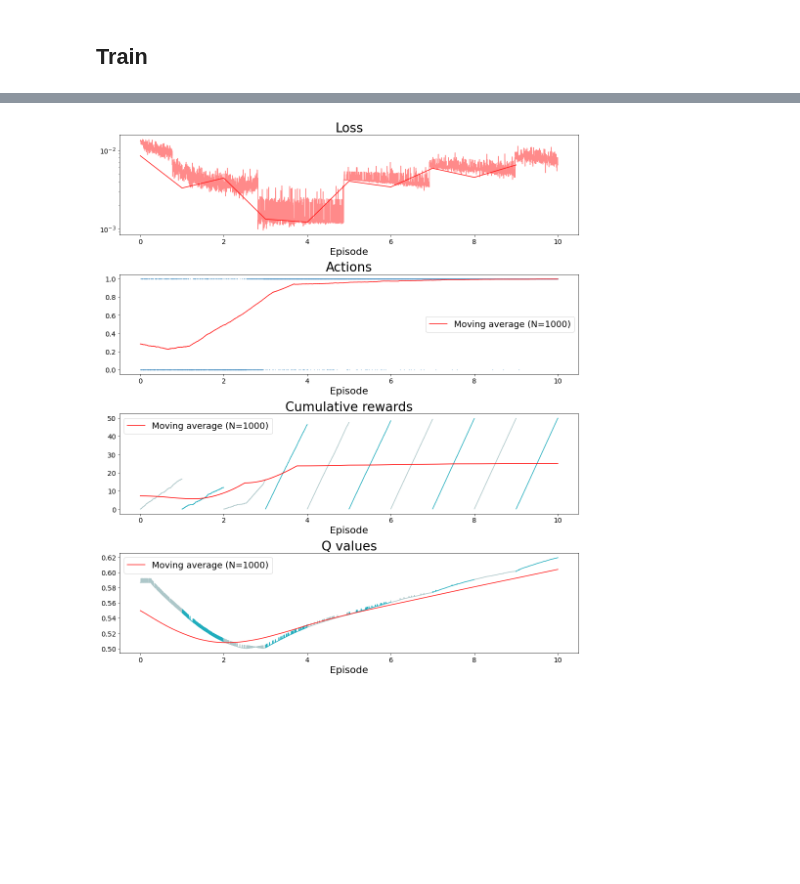
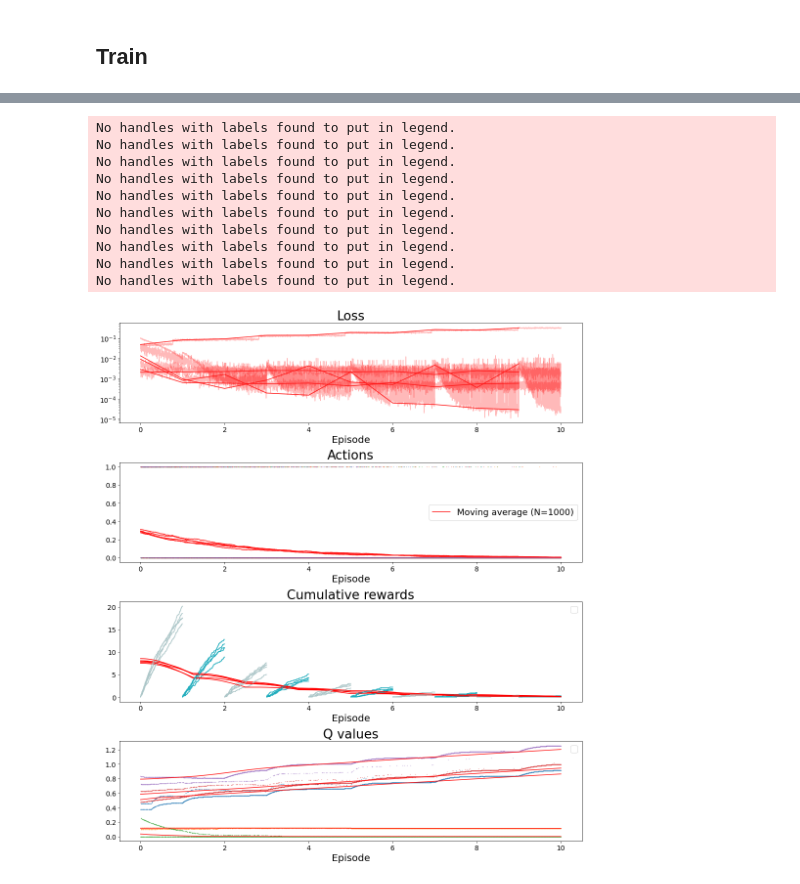
Before and after one commit to zebleck/aml_project, a Jupyter notebook: covid_abs/Test Scenario.ipynb, the cells around one changed output, grey strips where cells are left out. Saved outputs shown, nothing was run; the diff lists cells and outputs as text; code cells hidden in the pictures; blank space fills up the shorter version.

```diff
--- a/covid_abs/Test Scenario.ipynb
+++ b/covid_abs/Test Scenario.ipynb
@@ -172,7 +172,7 @@ def plot_multiple(outputs, save_plot=False):
 
         y = list(losses)
         x = np.linspace(0, n_episodes, len(y))
-        ax1.plot(x, y, color='#ff1717', alpha=0.5)
+        ax1.plot(x, y, color='#ff1717', alpha=0.3)
         ax1.plot(episode_losses, color='#ff1717')
 
         ax1.set_title('Loss', fontsize=fontsizes['title'])
@@ -432,7 +432,7 @@ def select_action(state, policy_net, steps_done):
             # t.max(1) will return largest column value of each row.
             # second column on max result is index of where max element was
             # found, so we pick action with the larger expected reward.
-            return torch.argmax(policy_net(state)).view(1, 1)
+            return torch.argmax(policy_net(state)[-1]).view(1, 1)
     else:
         return torch.tensor([[random.randrange(n_actions)]], device=device, dtype=torch.long)
 
@@ -521,8 +521,8 @@ class DQN(nn.Module):
 
     def forward(self, x):
         x = x.to(device)
-        x = F.softmax(self.linear1(x))
-        x = F.softmax(self.linear2(x))
+        x = F.relu(self.linear1(x))
+        x = F.relu(self.linear2(x))
         return x.view(x.size(0), -1)
 # %% [markdown]
 ## Train
@@ -566,16 +566,16 @@ memory = ReplayMemory(MEMORY_SIZE)
 
 # Train once
 
-output = train(DQN, state_size, n_actions, get_state, select_action, calc_reward, optimize_model, optimizer_spec)
+#output = train(DQN, state_size, n_actions, get_state, select_action, calc_reward, optimize_model, optimizer_spec)
 
 
 # Train multiple times
 
-'''outputs = []
+outputs = []
 
 for i in range(5):
     print('Training Nr. {}'.format(i+1))
     output = train(DQN, state_size, n_actions, get_state, select_action, calc_reward, optimize_model, optimizer_spec)
 
-    outputs.append(output)'''
+    outputs.append(output)
 # %% [output]
@@ -594,5 +599,15 @@ Training took 12.936700105667114 seconds.
 # %%
-plot_single(output)
-#plot_multiple(outputs)
+#plot_single(output)
+plot_multiple(outputs)
 # %% [output]
+No handles with labels found to put in legend.
+No handles with labels found to put in legend.
+No handles with labels found to put in legend.
+No handles with labels found to put in legend.
+No handles with labels found to put in legend.
+No handles with labels found to put in legend.
+No handles with labels found to put in legend.
+No handles with labels found to put in legend.
+No handles with labels found to put in legend.
+No handles with labels found to put in legend.
-[figure, old version]
+[figure, new version]
```
Also changed, not shown: parts of 1 cell of this notebook, 10 other files.
